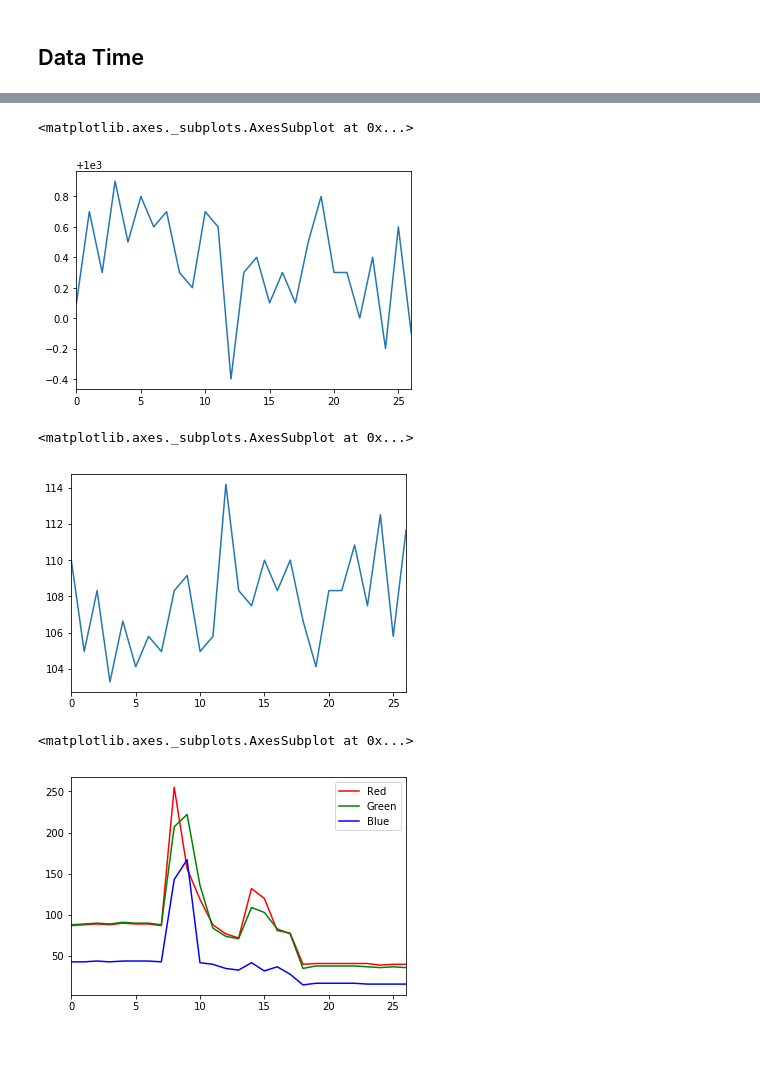
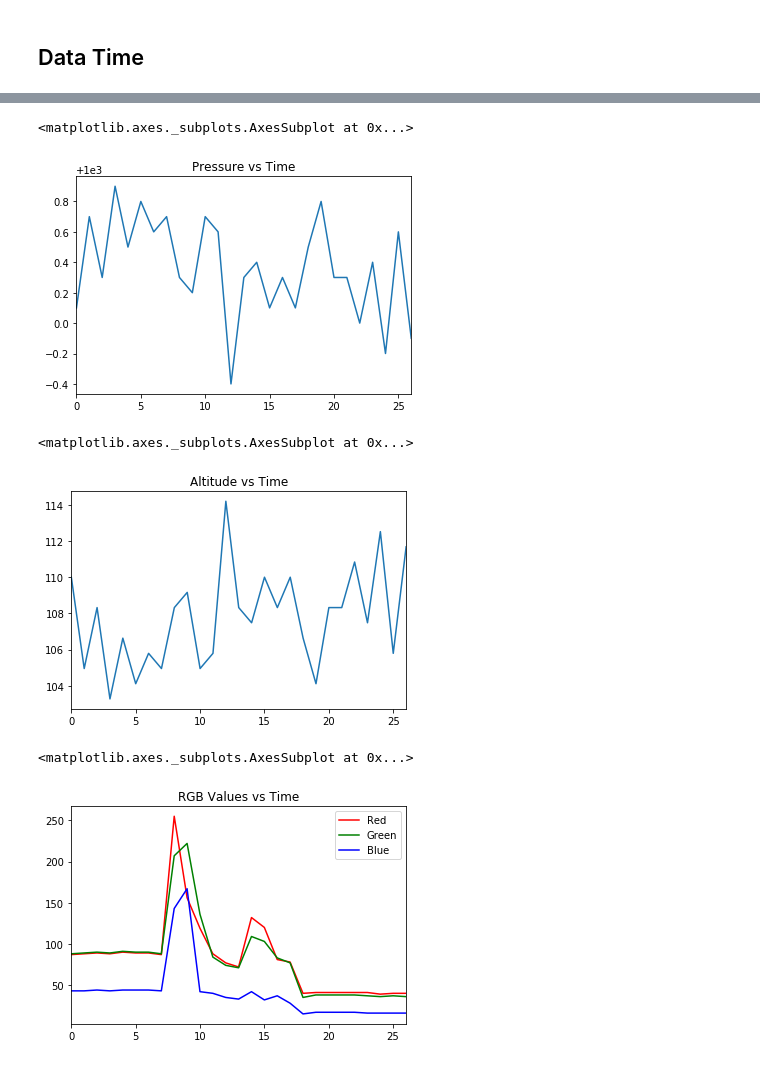
Before and after one commit to kyleyoung1121/Water-Sled-Sensor-Analysis, a Jupyter notebook: Water-Sled Sensor Analysis.ipynb, the cells around one changed output, grey strips where cells are left out. Saved outputs shown, nothing was run; the diff lists cells and outputs as text; code cells hidden in the pictures.

```diff
--- a/Water-Sled Sensor Analysis.ipynb
+++ b/Water-Sled Sensor Analysis.ipynb
@@ -58,13 +58,13 @@ data["Depth"].plot(x=data["Time"])
 # %%
-data["Pressure"].plot(x=data["Time"])
+data["Pressure"].plot(x=data["Time"],title=("Pressure vs Time"))
 # %% [output]
 <matplotlib.axes._subplots.AxesSubplot at 0x...>
-[figure, old version]
+[figure, new version]
 # %%
-data["Altitude"].plot(x=data["Time"])
+data["Altitude"].plot(x=data["Time"],title=("Altitude vs Time"))
 # %% [output]
 <matplotlib.axes._subplots.AxesSubplot at 0x...>
-[figure, old version]
+[figure, new version]
 # %%
 dataRGB = data.loc[:,["Red","Green","Blue"]]
 # %%
@@ -92,10 +92,10 @@ dataRGB = dataRGB[dataRGB["Green"] > 0]
 # %%
 dataRGB = dataRGB[dataRGB["Blue"] > 0]
 # %%
-dataRGB.plot(color = ['r','g','b'])
+dataRGB.plot(color = ['r','g','b'], title=("RGB Values vs Time"))
 # %% [output]
 <matplotlib.axes._subplots.AxesSubplot at 0x...>
-[figure, old version]
+[figure, new version]
 # %%
 #tupleDF = pd.Series([(elem1, elem2, elem3) for elem1, elem2, elem3 in tuples])
 # %%
```
Also changed, not shown: parts of 7 cells of this notebook.
